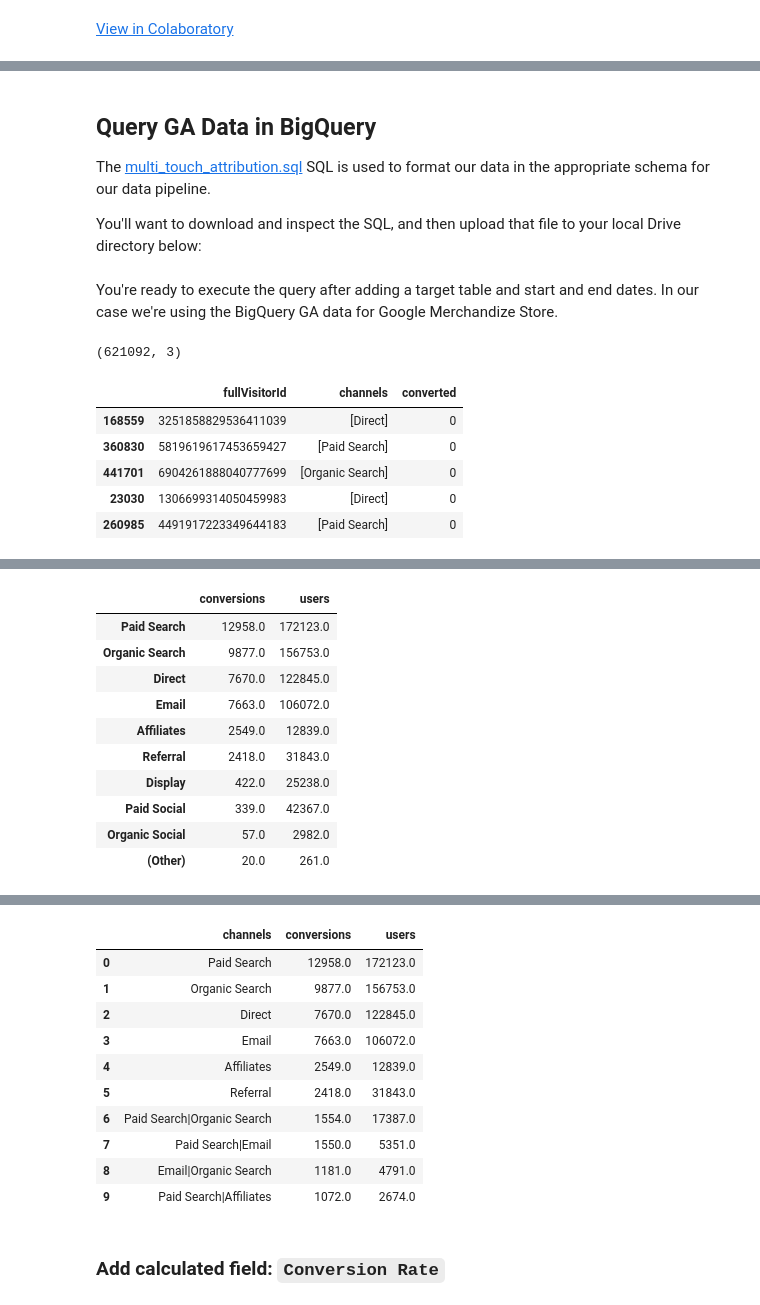
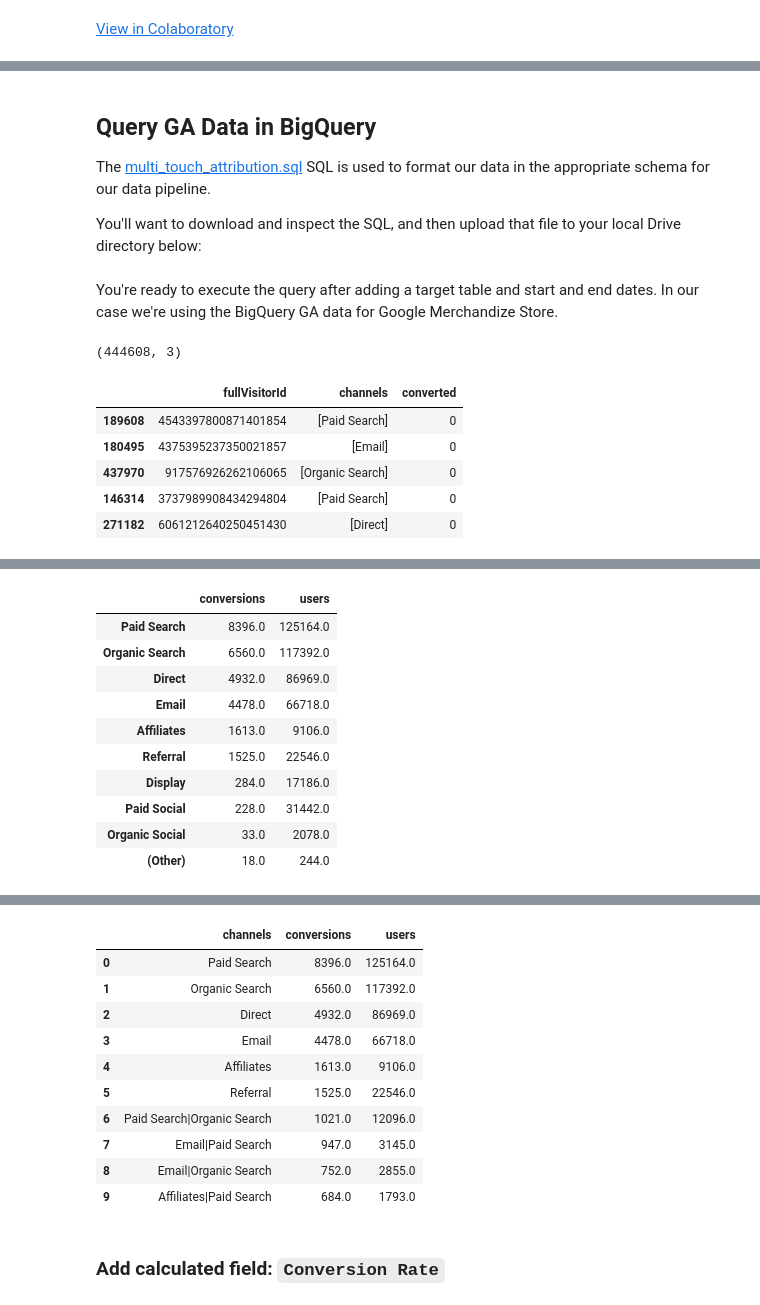
Before and after one commit to iampatgrady/Simple-Probabalistic-Model-For-Google-Analytics-Users, a Jupyter notebook: Multitouch_Attribution_Modeling.ipynb, the cells around one changed output, grey strips where cells are left out. Cells and saved outputs as stored; diff of their text form; code cells hidden in the pictures.

```diff
--- a/Multitouch_Attribution_Modeling.ipynb
+++ b/Multitouch_Attribution_Modeling.ipynb
@@ -24,34 +24,34 @@ import matplotlib.pylab as plt
 plt.style.use("fivethirtyeight")
 # %% [markdown]
 ## Query GA Data in BigQuery
-The <a href="https://storage.googleapis.com/pats-test/sql/multi_touch_attribution.sql?1=1">multi_touch_attribution.sql</a> SQL is used to format our data in the appropriate schema for our data pipeline.
+The <a href="https://storage.googleapis.com/pats-test/sql/multi_touch_attribution.sql">multi_touch_attribution.sql</a> SQL is used to format our data in the appropriate schema for our data pipeline.
 
 You'll want to download and inspect the SQL, and then upload that file to your local Drive directory below:
 # %% [markdown]
 You're ready to execute the query after adding a target table and start and end dates. In our case we're using the BigQuery GA data for Google Merchandize Store.
 # %%
 #@title Enter your BigQuery project ID { run: "auto", display-mode: "form" }
-project = "<your billing project id>" #@param {type:"string"}
-target = "bigquery-public-data.google_analytics_sample.ga_sessions_*" #@param {type:"string"}
-start = "2017-07-26" #@param {type:"date"}
-end = "2017-08-01" #@param {type:"date"}
+project = "analyticspros.com:spotted-cinnamon-834" #@param {type:"string"}
+target = "kendrascott-bigquery.130140208.ga_sessions_*" #@param {type:"string"}
+start = "2017-12-17" #@param {type:"date"}
+end = "2017-12-23" #@param {type:"date"}
 # %%
 sql_query = urllib2 \
-  .urlopen("https://storage.googleapis.com/pats-test/images/multi_touch_attribution.sql") \
+  .urlopen("https://storage.googleapis.com/pats-test/sql/multi_touch_attribution.sql") \
   .read().format(target,start.replace("-",""),end.replace("-",""))
 
 ga_data = pd.io.gbq.read_gbq(sql_query,project_id=project,dialect='standard')
 
 print ga_data.shape
 ga_data.sample(5)
 # %% [output]
-(621092, 3)
+(444608, 3)
 |  | fullVisitorId | channels | converted |
-| 168559 | 3251858829536411039 | [Direct] | 0 |
-| 360830 | 5819619617453659427 | [Paid Search] | 0 |
-| 441701 | 6904261888040777699 | [Organic Search] | 0 |
-| 23030 | 1306699314050459983 | [Direct] | 0 |
-| 260985 | 4491917223349644183 | [Paid Search] | 0 |
+| 189608 | 4543397800871401854 | [Paid Search] | 0 |
+| 180495 | 4375395237350021857 | [Email] | 0 |
+| 437970 | 917576926262106065 | [Organic Search] | 0 |
+| 146314 | 3737989908434294804 | [Paid Search] | 0 |
+| 271182 | 6061212640250451430 | [Direct] | 0 |
 # %% [markdown]
 ## Individual Channel Probability
 
@@ -74,16 +74,16 @@ for user in ga_data.to_records():
 pd.DataFrame(channel_metrics_map).transpose().sort_values(by='conversions',ascending=False)
 # %% [output]
 |  | conversions | users |
-| Paid Search | 12958.0 | 172123.0 |
-| Organic Search | 9877.0 | 156753.0 |
-| Direct | 7670.0 | 122845.0 |
-| Email | 7663.0 | 106072.0 |
-| Affiliates | 2549.0 | 12839.0 |
-| Referral | 2418.0 | 31843.0 |
-| Display | 422.0 | 25238.0 |
-| Paid Social | 339.0 | 42367.0 |
-| Organic Social | 57.0 | 2982.0 |
-| (Other) | 20.0 | 261.0 |
+| Paid Search | 8396.0 | 125164.0 |
+| Organic Search | 6560.0 | 117392.0 |
+| Direct | 4932.0 | 86969.0 |
+| Email | 4478.0 | 66718.0 |
+| Affiliates | 1613.0 | 9106.0 |
+| Referral | 1525.0 | 22546.0 |
+| Display | 284.0 | 17186.0 |
+| Paid Social | 228.0 | 31442.0 |
+| Organic Social | 33.0 | 2078.0 |
+| (Other) | 18.0 | 244.0 |
 # %% [markdown]
 ## Pairwise Channel Probabilities
 
@@ -107,16 +107,16 @@ pd.DataFrame(channel_metrics).transpose().sort_values(by='conversions', ascendin
     .reset_index().rename(columns={'index':'channels'})[:10]
 # %% [output]
 |  | channels | conversions | users |
-| 0 | Paid Search | 12958.0 | 172123.0 |
-| 1 | Organic Search | 9877.0 | 156753.0 |
-| 2 | Direct | 7670.0 | 122845.0 |
-| 3 | Email | 7663.0 | 106072.0 |
-| 4 | Affiliates | 2549.0 | 12839.0 |
-| 5 | Referral | 2418.0 | 31843.0 |
-| 6 | Paid Search|Organic Search | 1554.0 | 17387.0 |
-| 7 | Paid Search|Email | 1550.0 | 5351.0 |
-| 8 | Email|Organic Search | 1181.0 | 4791.0 |
-| 9 | Paid Search|Affiliates | 1072.0 | 2674.0 |
+| 0 | Paid Search | 8396.0 | 125164.0 |
+| 1 | Organic Search | 6560.0 | 117392.0 |
+| 2 | Direct | 4932.0 | 86969.0 |
+| 3 | Email | 4478.0 | 66718.0 |
+| 4 | Affiliates | 1613.0 | 9106.0 |
+| 5 | Referral | 1525.0 | 22546.0 |
+| 6 | Paid Search|Organic Search | 1021.0 | 12096.0 |
+| 7 | Email|Paid Search | 947.0 | 3145.0 |
+| 8 | Email|Organic Search | 752.0 | 2855.0 |
+| 9 | Affiliates|Paid Search | 684.0 | 1793.0 |
 # %% [markdown]
 ### Add calculated field: `Conversion Rate`
 # %%
```
Also changed, not shown: parts of 5 cells of this notebook.
